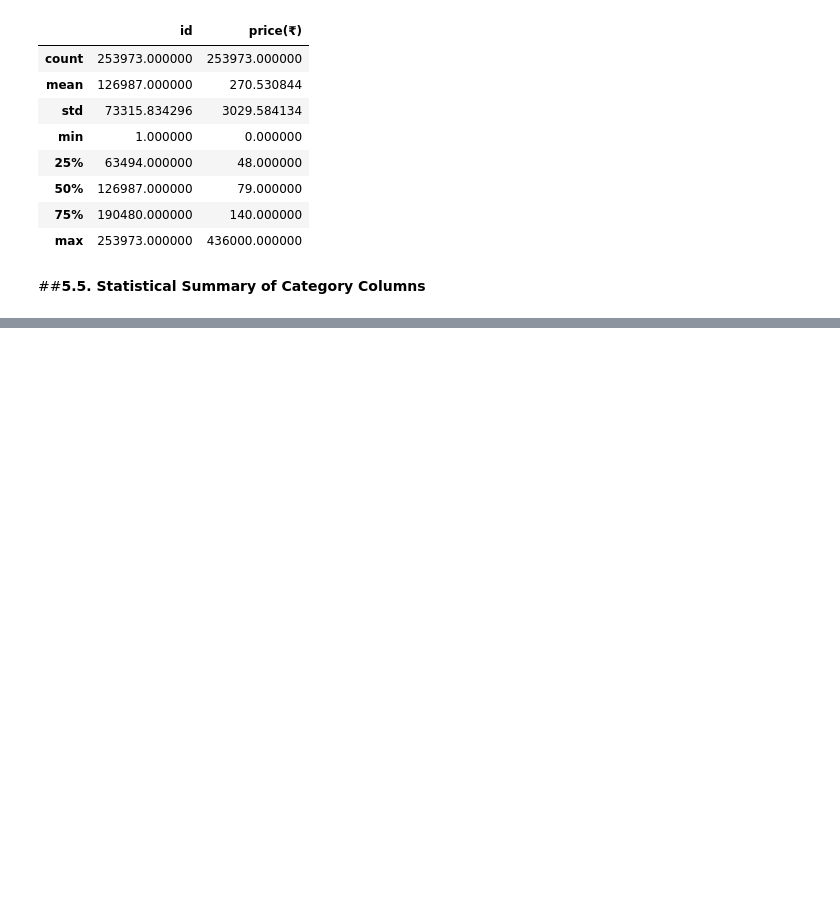
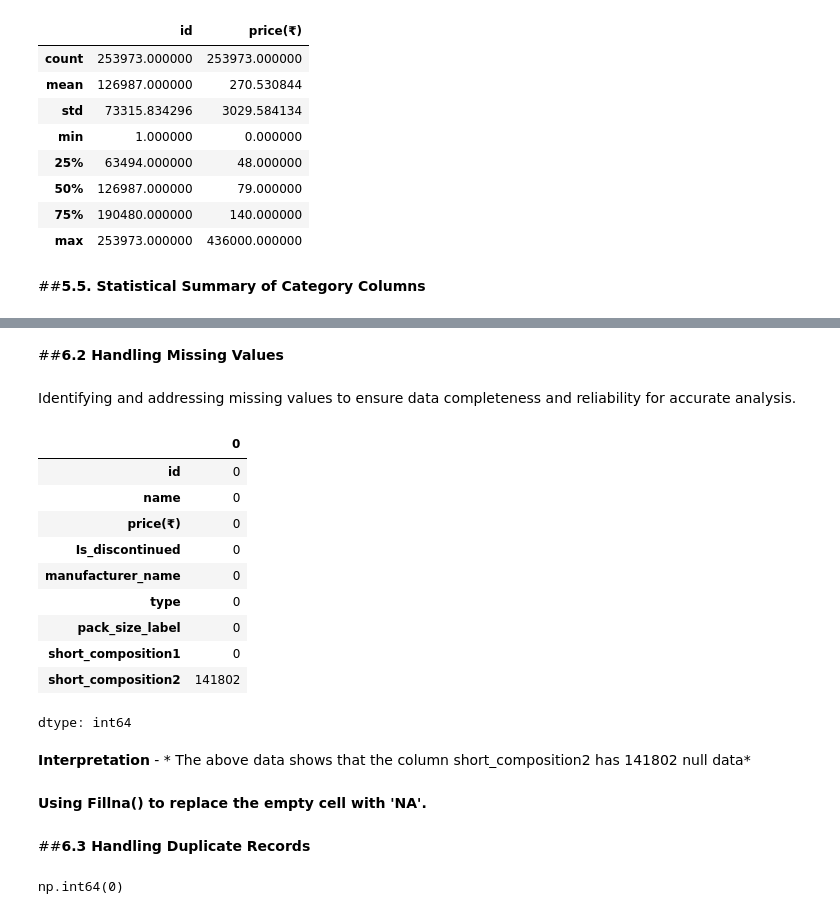
Before and after one commit to Sagarjain93/Pharma_Medicines, a Jupyter notebook: Pharma_medicines.ipynb, the cells around one changed output, grey strips where cells are left out. Cells and saved outputs as stored; diff of their text form; code cells hidden in the pictures; blank space fills up the shorter version.

```diff
--- a/Pharma_medicines.ipynb
+++ b/Pharma_medicines.ipynb
@@ -163,0 +184,22 @@ df.select_dtypes(include='object').describe()
+# %% [markdown]
+##**6.2 Handling Missing Values**
+# %% [markdown]
+Identifying and addressing missing values to ensure data completeness and reliability for accurate analysis.
+# %%
+df.isnull().sum()
+# %% [output]
+|  | 0 |
+| id | 0 |
+| name | 0 |
+| price(₹) | 0 |
+| Is_discontinued | 0 |
+| manufacturer_name | 0 |
+| type | 0 |
+| pack_size_label | 0 |
+| short_composition1 | 0 |
+| short_composition2 | 141802 |
+dtype: int64
+# %% [markdown]
+**Interpretation** - * The above data shows that the column short_composition2 has 141802 null data*
+# %% [markdown]
+**Using Fillna() to replace the empty cell with 'NA'.**
@@ -163,0 +209,6 @@ df.select_dtypes(include='object').describe()
+# %% [markdown]
+##**6.3 Handling Duplicate Records**
+# %%
+df.duplicated().sum()
+# %% [output]
+np.int64(0)
```
Also changed, not shown: parts of 27 cells of this notebook.
